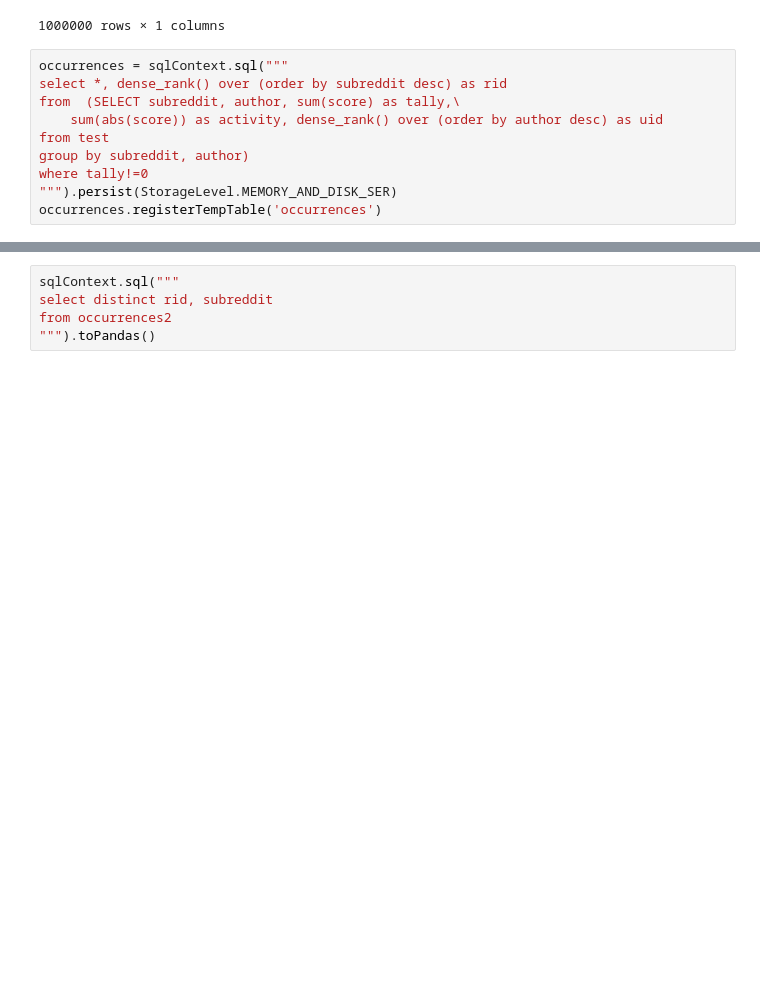
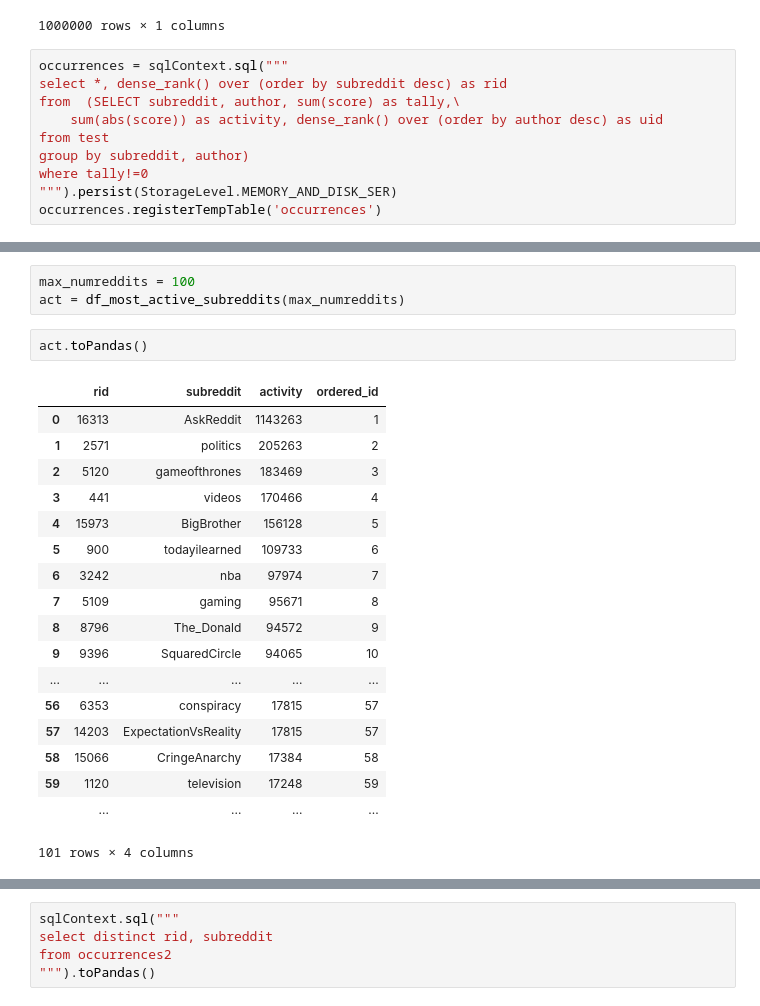
Before and after one commit to hoidn/Reddicommend, a Jupyter notebook: testing.ipynb, the cells around one changed output, grey strips where cells are left out. Saved outputs shown, nothing was run; the diff lists cells and outputs as text; blank space fills up the shorter version.

```diff
--- a/testing.ipynb
+++ b/testing.ipynb
@@ -81,0 +91,24 @@ occurrences.count()
+# %%
+max_numreddits = 100
+act = df_most_active_subreddits(max_numreddits)
+# %%
+act.toPandas()
+# %% [output]
+|  | rid | subreddit | activity | ordered_id |
+| 0 | 16313 | AskReddit | 1143263 | 1 |
+| 1 | 2571 | politics | 205263 | 2 |
+| 2 | 5120 | gameofthrones | 183469 | 3 |
+| 3 | 441 | videos | 170466 | 4 |
+| 4 | 15973 | BigBrother | 156128 | 5 |
+| 5 | 900 | todayilearned | 109733 | 6 |
+| 6 | 3242 | nba | 97974 | 7 |
+| 7 | 5109 | gaming | 95671 | 8 |
+| 8 | 8796 | The_Donald | 94572 | 9 |
+| 9 | 9396 | SquaredCircle | 94065 | 10 |
+| ... | ... | ... | ... | ... |
+| 56 | 6353 | conspiracy | 17815 | 57 |
+| 57 | 14203 | ExpectationVsReality | 17815 | 57 |
+| 58 | 15066 | CringeAnarchy | 17384 | 58 |
+| 59 | 1120 | television | 17248 | 59 |
+|  | ... | ... | ... | ... |
+101 rows × 4 columns
```
Also changed, not shown: parts of 39 cells of this notebook.
